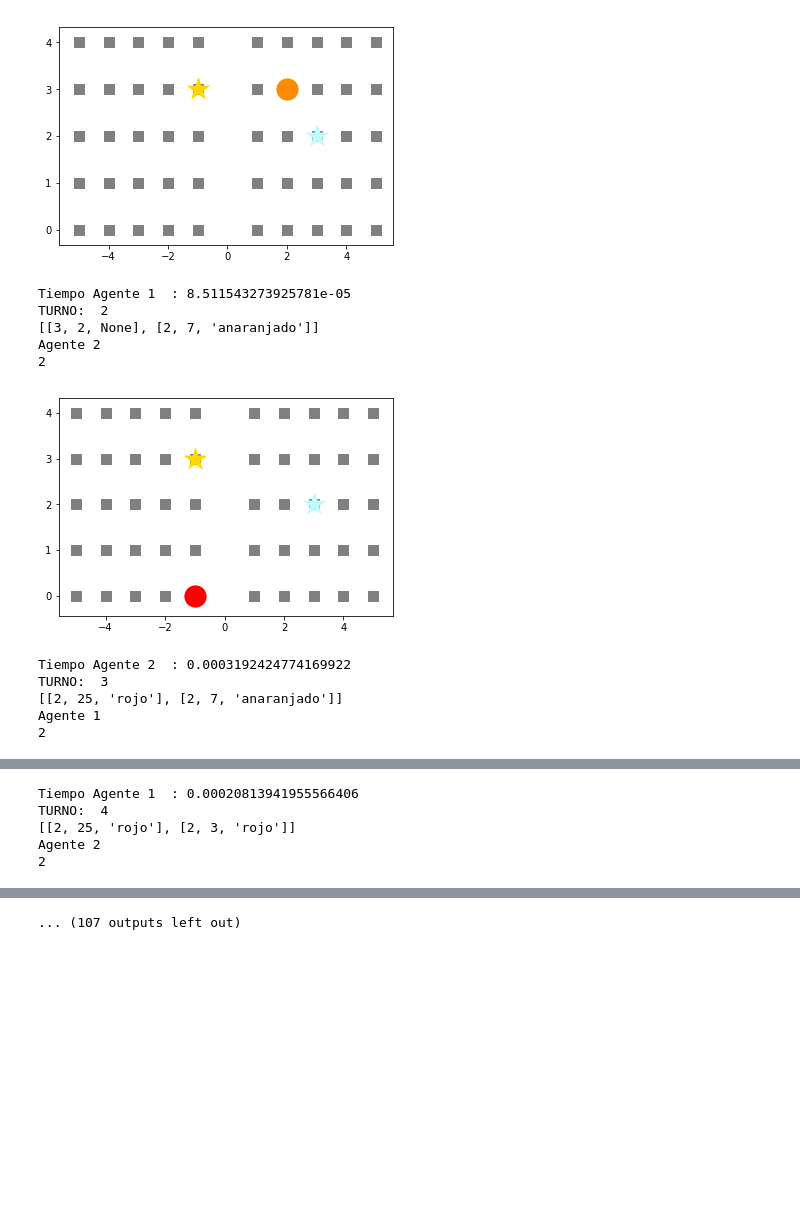
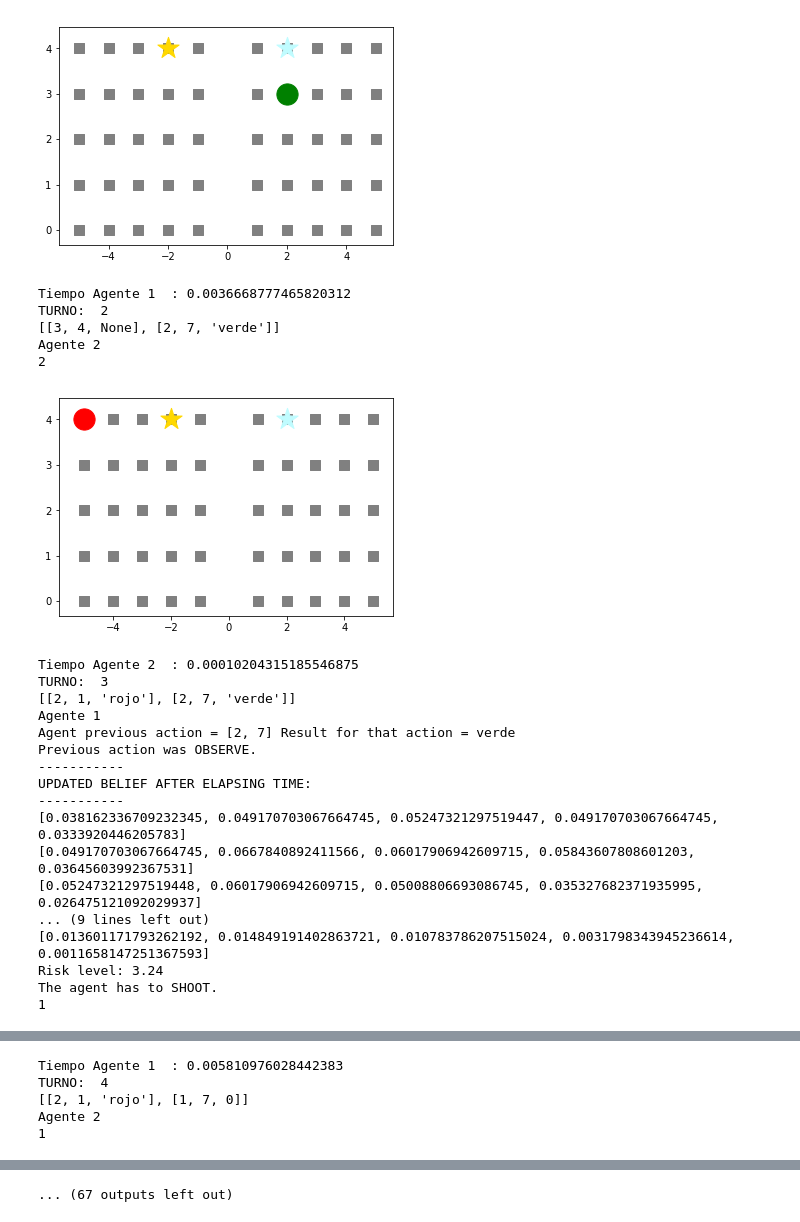
Before and after one commit to ibalejandro/ai_labs_estrellita_ai, a Jupyter notebook: Coco2.ipynb, the cells around one changed output, grey strips where cells are left out. Cells and saved outputs as stored; diff of their text form; code cells hidden in the pictures; blank space fills up the shorter version.

Commit message:
Uploading the switch to use Particle Filtering when hitting the adversary for the first time.

```diff
--- a/Coco2.ipynb
+++ b/Coco2.ipynb
@@ -6,6 +6,7 @@ import pylab as pl
 from IPython import display
 from itertools import compress
 import numpy as np
+from Agente_A_Star import AgenteAStar
 
 
 #Tamaño del tamblero
@@ -157,6 +158,9 @@ tableros = [Tablero("tablero_1",1), Tablero("tablero_2",2)]
 sensor = Sensor()
 resultado_accion = [None,None]
 accion_oponente = [[None,None,None],[None,None,None]]
+
+agente = AgenteAStar()
+
 for i in range(turnos*2):
 
     #ASI VA A SER COMO SE LLAMA AL AGENTE DE CADA UNO
@@ -166,7 +170,7 @@ for i in range(turnos*2):
 
          #Para efectos del ejemplo genera una accion aleatoria, esta puede repetir lugar porque esta comentada la parte que lo chequea
 
-        [tipoAccion, parametroAccion] = Agente(jugadorActual, resultado_accion[jugadorActual-1], accion_oponente[jugadorActual%2], tableros[jugadorActual-1].PosEstrellita())
+        [tipoAccion, parametroAccion] = agente.get_action_to_take(jugadorActual, resultado_accion[jugadorActual-1], accion_oponente[jugadorActual%2], tableros[jugadorActual-1].PosEstrellita())
 
         print(tipoAccion)
         end = time.time()
@@ -269,13 +286,25 @@ Agente 1
 2
-[figure, old version]
+[figure, new version]
-Tiempo Agente 1  : 8.511543273925781e-05
+Tiempo Agente 1  : 0.0036668777465820312
 TURNO:  2
-[[3, 2, None], [2, 7, 'anaranjado']]
+[[3, 4, None], [2, 7, 'verde']]
 Agente 2
 2
-[figure, old version]
+[figure, new version]
-Tiempo Agente 2  : 0.0003192424774169922
+Tiempo Agente 2  : 0.00010204315185546875
 TURNO:  3
-[[2, 25, 'rojo'], [2, 7, 'anaranjado']]
+[[2, 1, 'rojo'], [2, 7, 'verde']]
 Agente 1
-2
+Agent previous action = [2, 7] Result for that action = verde
+Previous action was OBSERVE.
+-----------
+UPDATED BELIEF AFTER ELAPSING TIME:
+-----------
+[0.038162336709232345, 0.049170703067664745, 0.05247321297519447, 0.049170703067664745, 0.0333920446205783]
+[0.049170703067664745, 0.0667840892411566, 0.06017906942609715, 0.05843607808601203, 0.03645603992367531]
+[0.05247321297519448, 0.06017906942609715, 0.05008806693086745, 0.035327682371935995, 0.026475121092029937]
+... (9 lines left out)
+[0.013601171793262192, 0.014849191402863721, 0.010783786207515024, 0.0031798343945236614, 0.0011658147251367593]
+Risk level: 3.24
+The agent has to SHOOT.
+1
@@ -283,5 +312,5 @@ Agente 1
-Tiempo Agente 1  : 0.00020813941955566406
+Tiempo Agente 1  : 0.005810976028442383
 TURNO:  4
-[[2, 25, 'rojo'], [2, 3, 'rojo']]
+[[2, 1, 'rojo'], [1, 7, 0]]
 Agente 2
-2
+1
@@ -289 +318 @@ Agente 2
-... (107 outputs left out)
+... (67 outputs left out)
```
Also changed, not shown: parts of 1 cell of this notebook, 1 other file.
